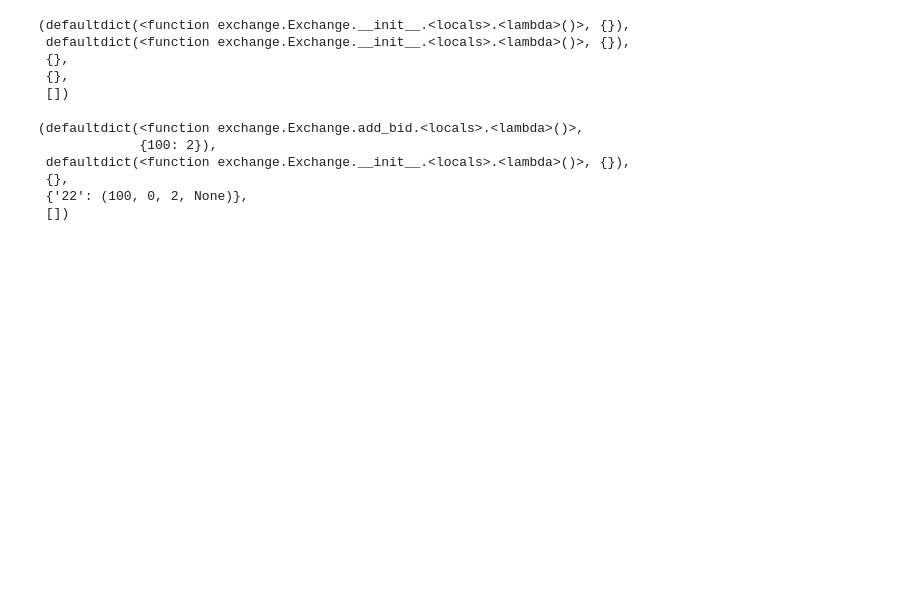
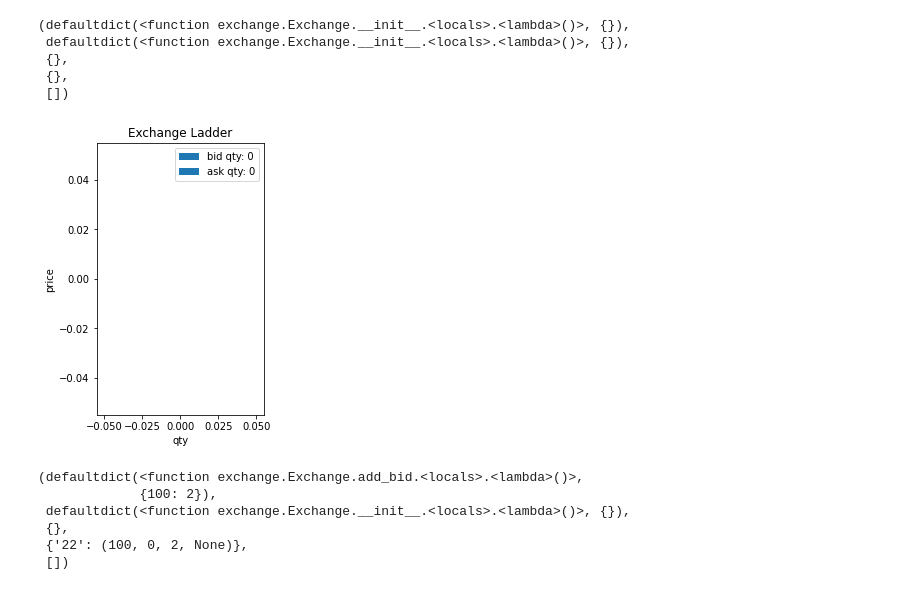
Before and after one commit to albertw-asf/marketSimulationIEOR174, a Jupyter notebook: exchange_testing.ipynb, the cells around one changed output. Saved outputs shown, nothing was run; the diff lists cells and outputs as text; code cells hidden in the pictures; blank space fills up the shorter version.

```diff
--- a/exchange_testing.ipynb
+++ b/exchange_testing.ipynb
@@ -7,5 +9,19 @@ from agents import *
 # %% [markdown]
 # testing exchange functions
+# %%
+def show_exchange(exchange):
+    bidPrices = list(exchange.bids.keys())
+    bidQtys = list(exchange.bids.values())
+    askPrices = list(exchange.asks.keys())
+    askQtys = list(exchange.asks.values())
+
+    plt.figure(figsize=(3, 5))
+    plt.barh(bidPrices, bidQtys, color="green", label=f"bid qty: {sum(bidQtys)}")
+    plt.barh(askPrices, askQtys, color="red", label=f"ask qty: {sum(askQtys)}")
+    plt.legend()
+    plt.ylabel("price")
+    plt.xlabel("qty")
+    plt.title("Exchange Ladder")
 # %%
 e = Exchange()
 # %%
@@ -16,6 +32,10 @@ e.bids, e.asks, e.ask_customers, e.bid_customers, e.get_transactions()
  {},
  {},
  [])
+# %%
+show_exchange(e)
+# %% [output]
+[figure, added]
 # %%
 e.add_bid(100, 2, "22", None)
 e.bids, e.asks, e.ask_customers, e.bid_customers, e.get_transactions()
```
Also changed, not shown: parts of 16 cells of this notebook, 5 other files.
